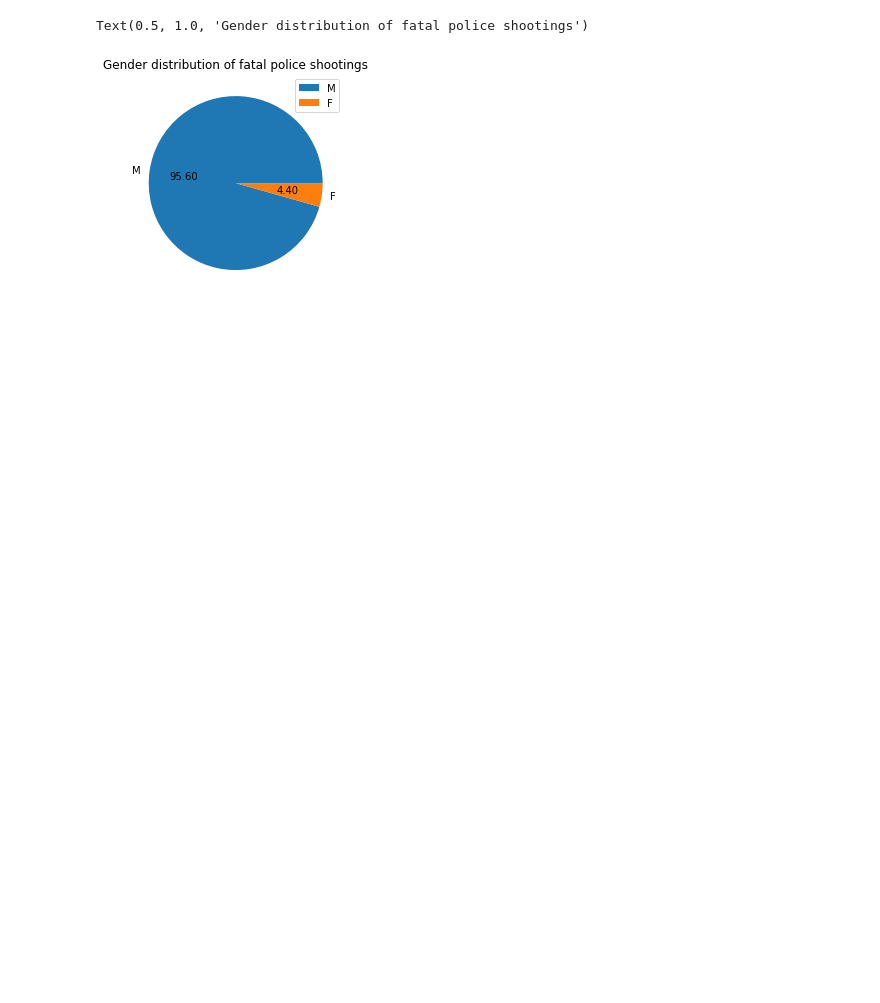
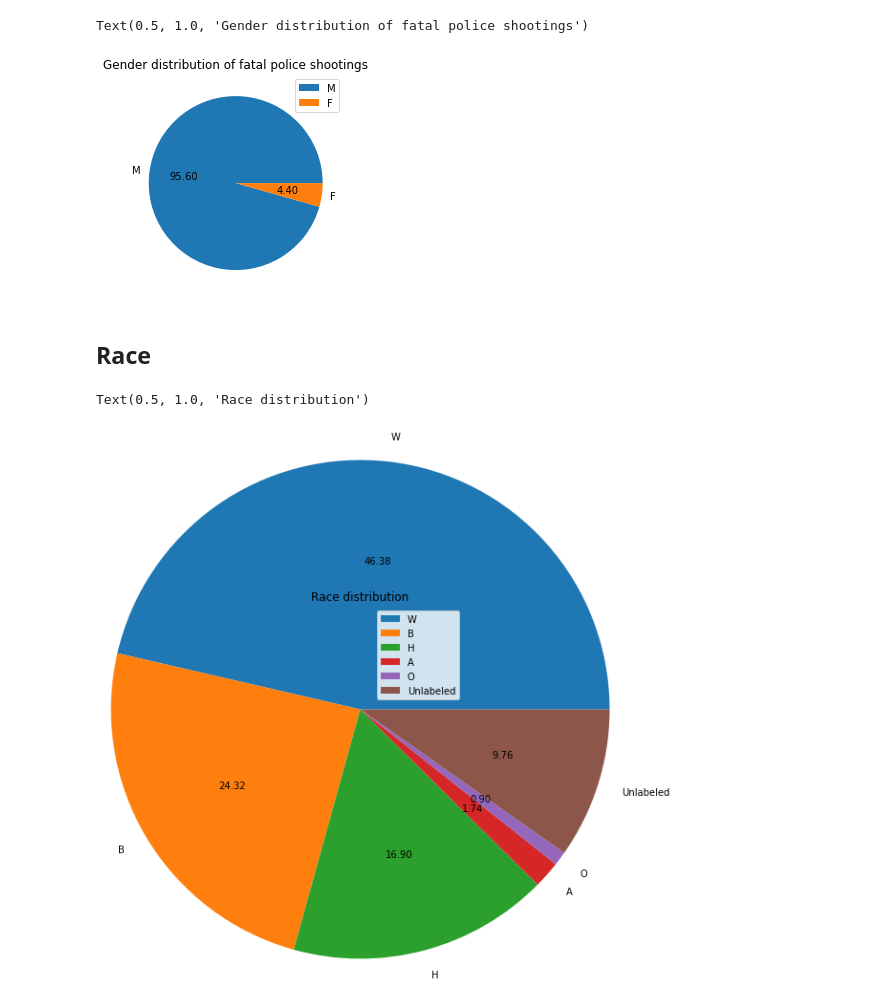
Before and after one commit to and-le/wapo-fatal-police-sheetings, a Jupyter notebook: data_analysis.ipynb, the cells around one changed output. Cells and saved outputs as stored; diff of their text form; code cells hidden in the pictures; blank space fills up the shorter version.

```diff
--- a/data_analysis.ipynb
+++ b/data_analysis.ipynb
@@ -45,3 +63,20 @@ plt.title("Gender distribution of fatal police shootings")
 # %% [output]
 Text(0.5, 1.0, 'Gender distribution of fatal police shootings')
 [figure]
+# %% [markdown]
+## Race
+# %%
+x = [(data[RACE] == "W").value_counts()[True],
+     (data[RACE] == "B").value_counts()[True],
+     (data[RACE] == "H").value_counts()[True],
+     (data[RACE] == "A").value_counts()[True],
+     (data[RACE] == "O").value_counts()[True],
+     (pd.isnull(data[RACE])).value_counts()[True],
+    ]
+labels = ["W", "B", "H", "A", "O", "Unlabeled"]
+plt.pie(x, labels=labels, autopct="%.2f", radius=3)
+plt.legend()
+plt.title("Race distribution")
+# %% [output]
+Text(0.5, 1.0, 'Race distribution')
+[figure, added]
```
Also changed, not shown: parts of 6 cells of this notebook.
